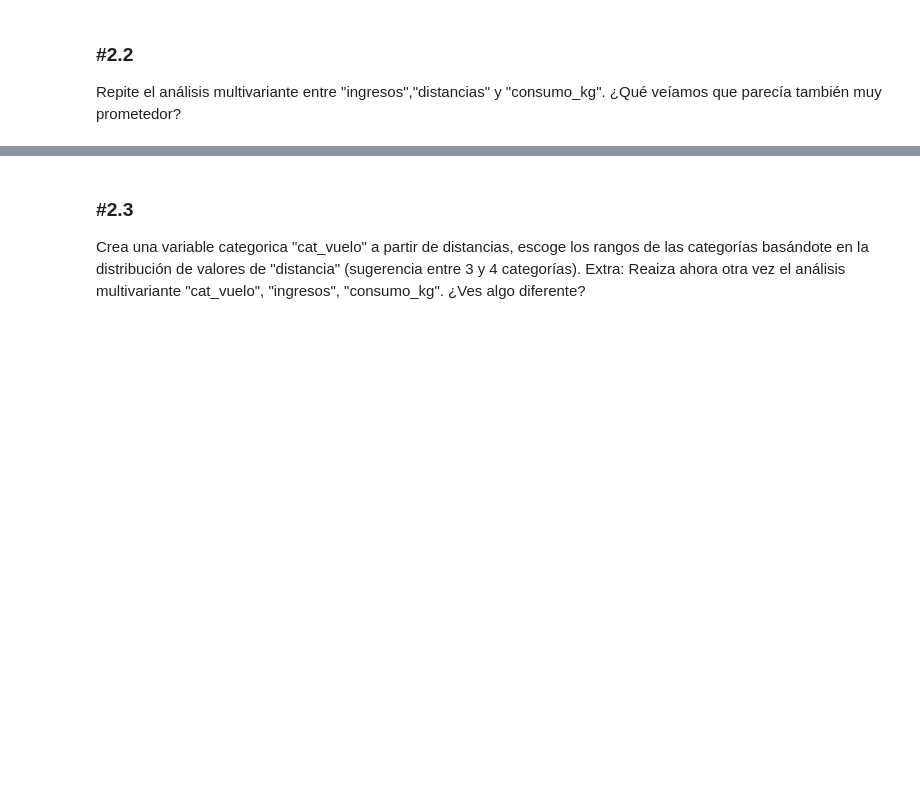
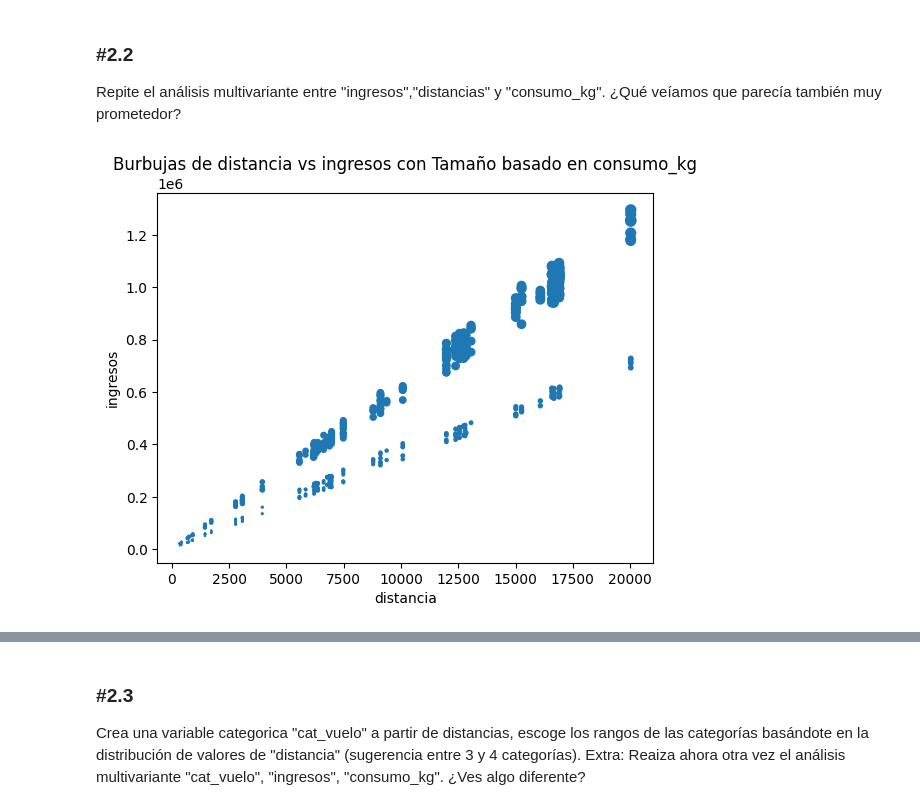
Before and after one commit to CristianZB-dev/MIS_PRACTICAS, a Jupyter notebook: 03_Analisis_de_Datos/Sprint_07/Unidad_02/Practica_Obligatoria/18_Practica_Obligatoria_Multivariante.ipynb, the cells around one changed output, grey strips where cells are left out. Saved outputs shown, nothing was run; the diff lists cells and outputs as text; code cells hidden in the pictures; blank space fills up the shorter version.

```diff
--- a/03_Analisis_de_Datos/Sprint_07/Unidad_02/Practica_Obligatoria/18_Practica_Obligatoria_Multivariante.ipynb
+++ b/03_Analisis_de_Datos/Sprint_07/Unidad_02/Practica_Obligatoria/18_Practica_Obligatoria_Multivariante.ipynb
@@ -490,3 +526,7 @@ Carga el dataset de viajes del mes de junio. Repite el análisis bivariante entr
 ### #2.2
 
 Repite el análisis multivariante entre "ingresos","distancias" y "consumo_kg". ¿Qué veíamos que parecía también muy prometedor?
+# %%
+bubble_plot(df_viajes_junio,"distancia","ingresos","consumo_kg", scale=5000) #Meto la escala para que las burbujas se vean claras
+# %% [output]
+[figure, added]
```
Also changed, not shown: parts of 33 cells of this notebook.
